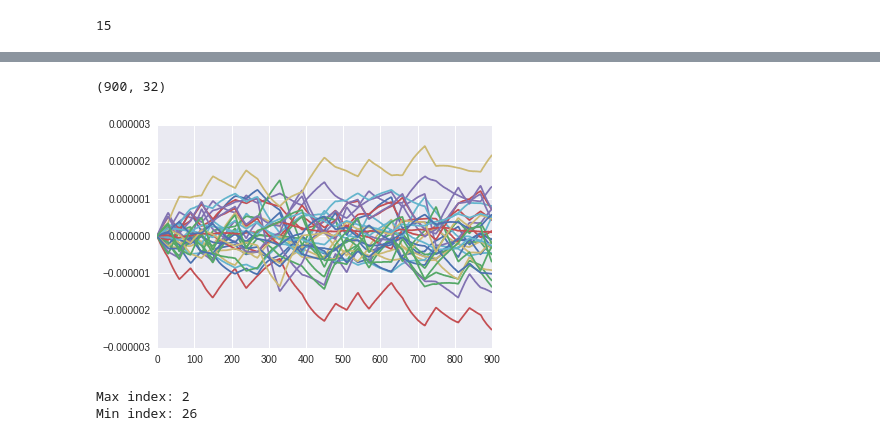
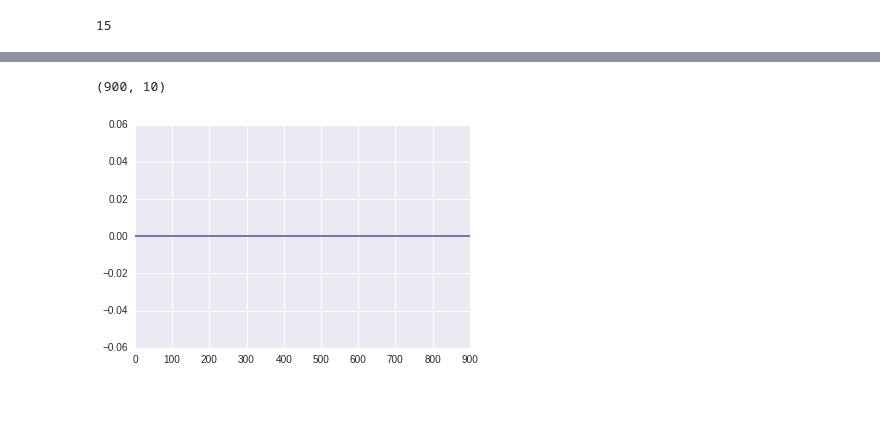
Before and after one commit to Seanny123/counting_to_addition, a Jupyter notebook: learn_fail_fig.ipynb, the cells around one changed output, grey strips where cells are left out. Saved outputs shown, nothing was run; the diff lists cells and outputs as text; code cells hidden in the pictures; blank space fills up the shorter version.

```diff
--- a/learn_fail_fig.ipynb
+++ b/learn_fail_fig.ipynb
@@ -149,16 +125,8 @@ for ww in range(10):
 # %%
-plt.plot(weights[:900, :, 3])
-print(weights[:900, :, 3].shape)
+plt.plot(good_w[:900, :, 4])
+print(good_w[:900, :, 3].shape)
+#plt.plot(fail_w[:900, :, 3])
+#print(good_w[:900, :, 3].shape)
 # %% [output]
-(900, 32)
+(900, 10)
-[figure, old version]
+[figure, new version]
-# %%
-tot_neurons = weights[:900, :, 3].shape[-1]
-freqs = np.zeros(tot_neurons)
-for n in range(tot_neurons):
-    freqs[n] = np.sum(np.abs(np.fft.fft(weights[:900, n, 3])))
-print("Max index: %s" % np.argmax(freqs))
-print("Min index: %s" % np.argmin(freqs))
-# %% [output]
-Max index: 2
-Min index: 26
```
Also changed, not shown: parts of 23 cells of this notebook, 2 other files.
